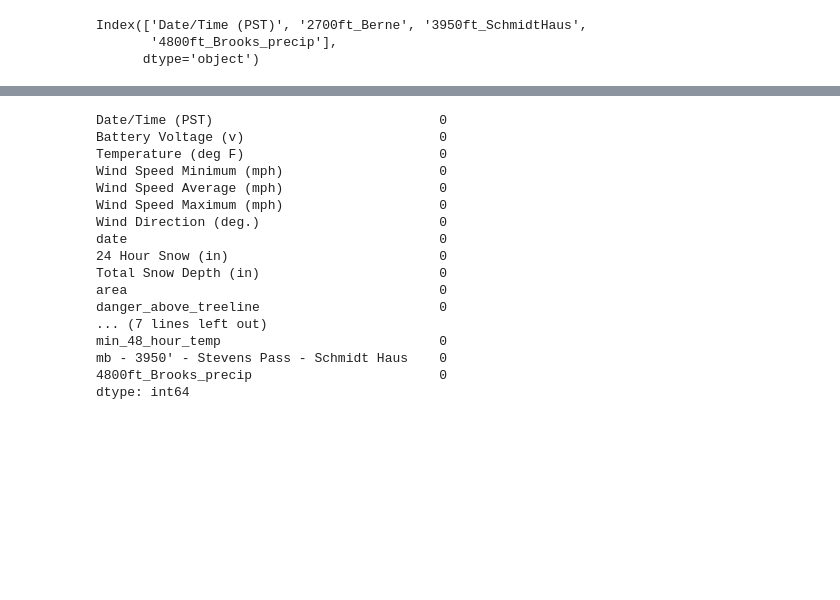
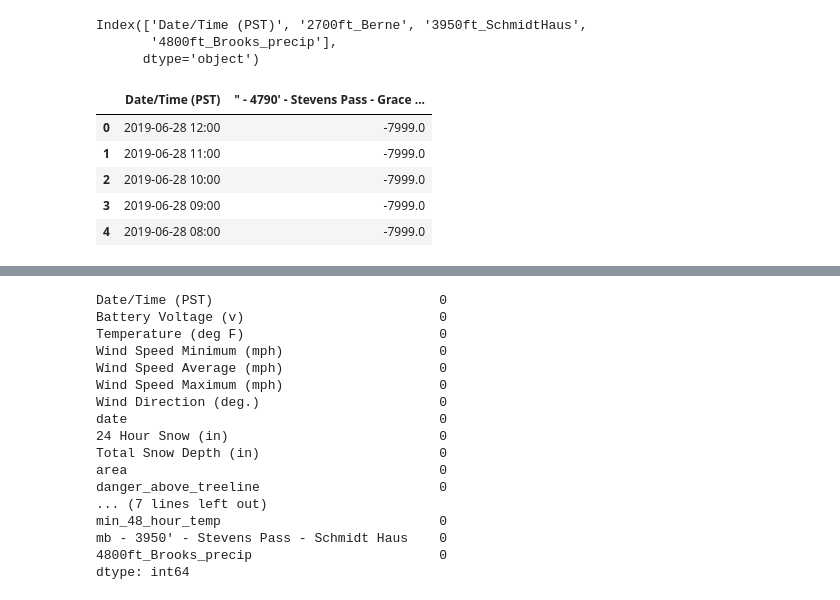
Before and after one commit to kevintheduu/avalanche-predictor, a Jupyter notebook: model_3.ipynb, the cells around one changed output, grey strips where cells are left out. Cells and saved outputs as stored; diff of their text form; code cells hidden in the pictures; blank space fills up the shorter version.

```diff
--- a/model_3.ipynb
+++ b/model_3.ipynb
@@ -587,3 +587,13 @@ Index(['Date/Time (PST)', '2700ft_Berne', '3950ft_SchmidtHaus',
       dtype='object')
 # %%
 precip_brooks = precip[['Date/Time (PST)','4800ft_Brooks_precip']]
+# %%
+shot_snow = pd.read_csv('csv_files/stevens-pass_intermittent_snow.csv')
+shot_snow.head()
+# %% [output]
+|  | Date/Time (PST) | " - 4790' - Stevens Pass - Grace ... |
+| 0 | 2019-06-28 12:00 | -7999.0 |
+| 1 | 2019-06-28 11:00 | -7999.0 |
+| 2 | 2019-06-28 10:00 | -7999.0 |
+| 3 | 2019-06-28 09:00 | -7999.0 |
+| 4 | 2019-06-28 08:00 | -7999.0 |
```
Also changed, not shown: parts of 6 cells of this notebook, 3 other files.
